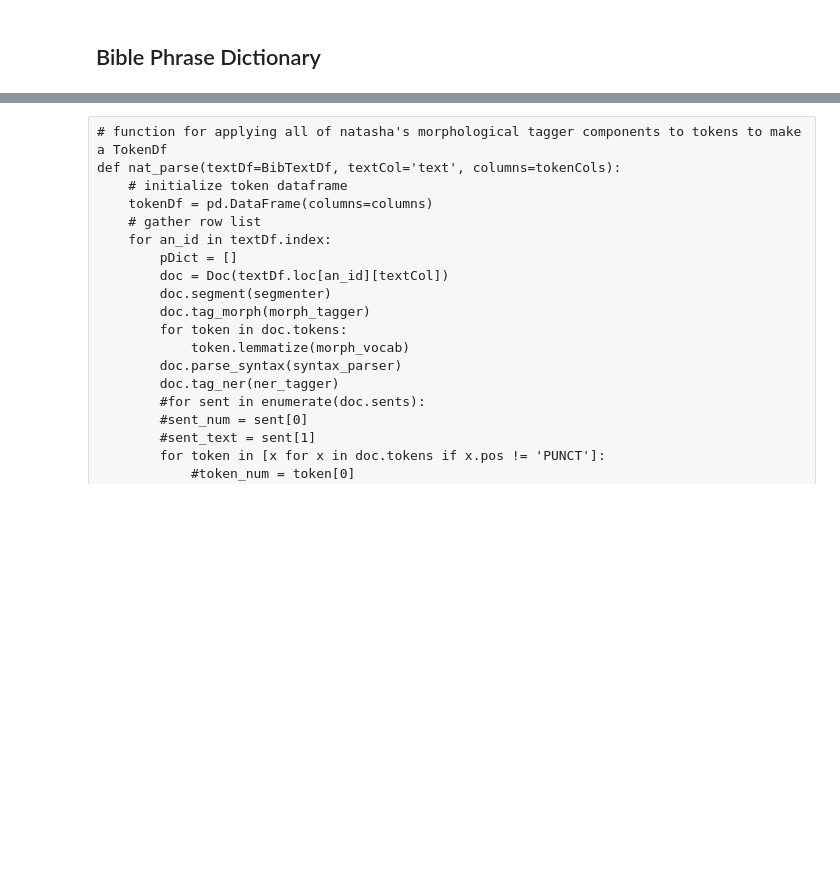
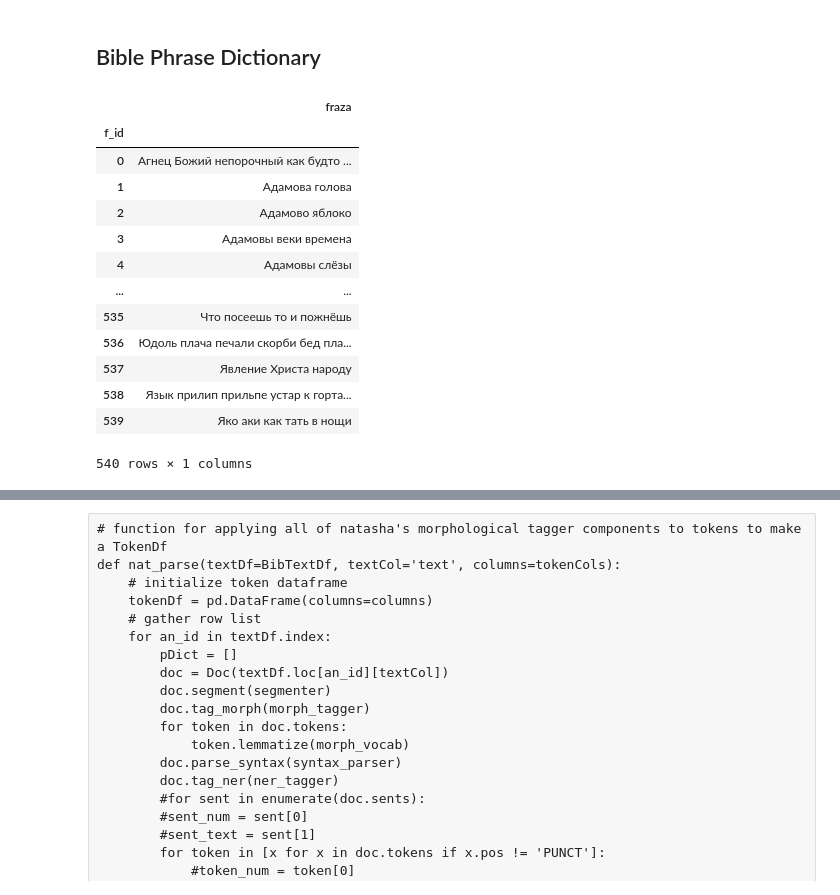
Before and after one commit to kollektivminds/russian-literary-bible, a Jupyter notebook: bible_processing.ipynb, the cells around one changed output, grey strips where cells are left out. Saved outputs shown, nothing was run; the diff lists cells and outputs as text; code cells hidden in the pictures; blank space fills up the shorter version.

```diff
--- a/bible_processing.ipynb
+++ b/bible_processing.ipynb
@@ -381,6 +457,23 @@ BibleFrazyDf = BibleFrazyDf.loc[BibleFrazyDf.fraza != '']
 frazyList = BibleFrazyDf.loc[30189:].fraza.to_list()
 FrazyDf = pd.DataFrame(data=frazyList).rename(columns={0:'fraza'})
 FrazyDf.index.name = 'f_id'
+# %%
+FrazyDf
+# %% [output]
+|  | fraza |
+| f_id |  |
+| 0 | Агнец Божий непорочный как будто ... |
+| 1 | Адамова голова |
+| 2 | Адамово яблоко |
+| 3 | Адамовы веки времена |
+| 4 | Адамовы слёзы |
+| ... | ... |
+| 535 | Что посеешь то и пожнёшь |
+| 536 | Юдоль плача печали скорби бед пла... |
+| 537 | Явление Христа народу |
+| 538 | Язык прилип прильпе устар к горта... |
+| 539 | Яко аки как тать в нощи |
+540 rows × 1 columns
 # %%
 FrazyDf = nat_parse(FrazyDf, textCol='fraza')
 # %%
```
Also changed, not shown: parts of 17 cells of this notebook.
